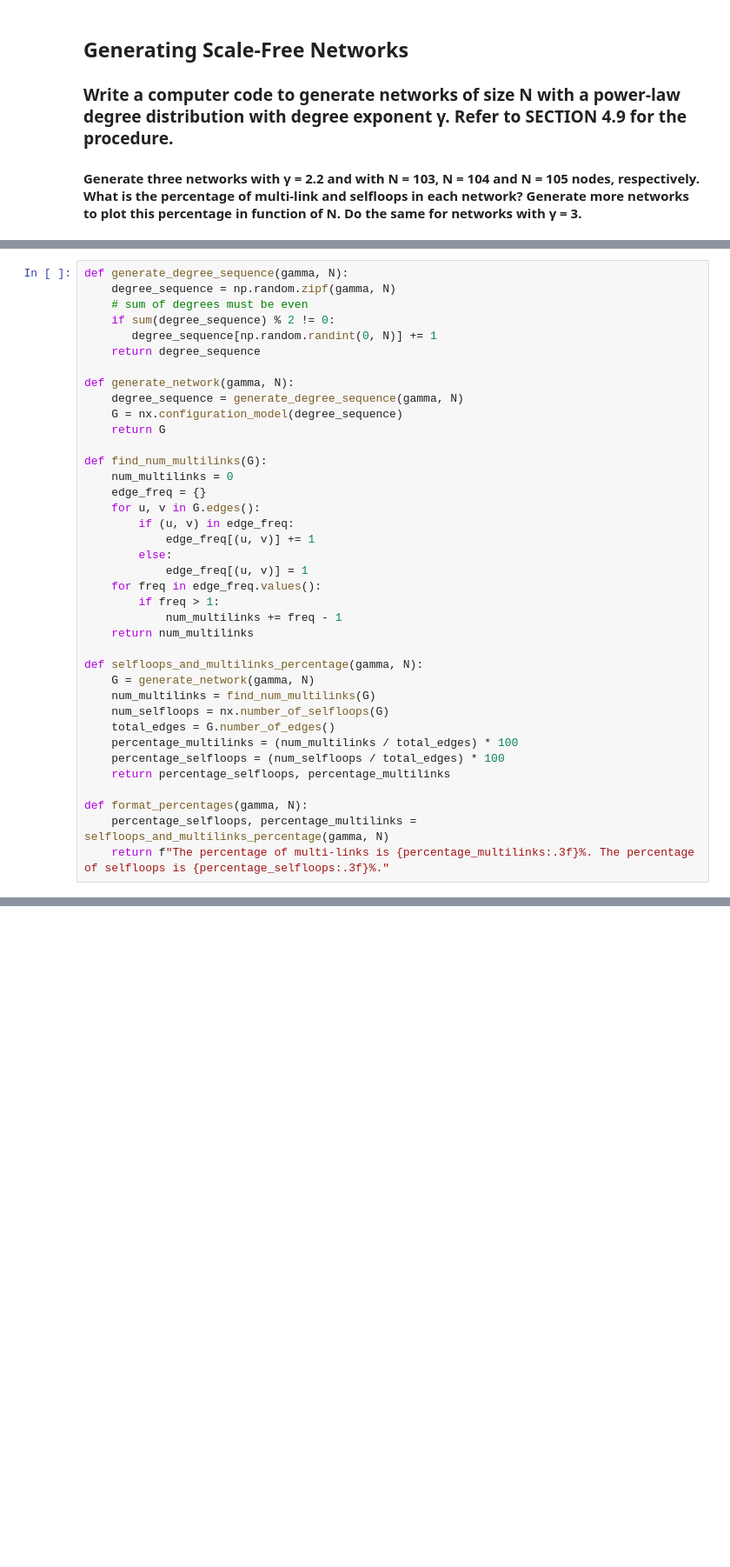
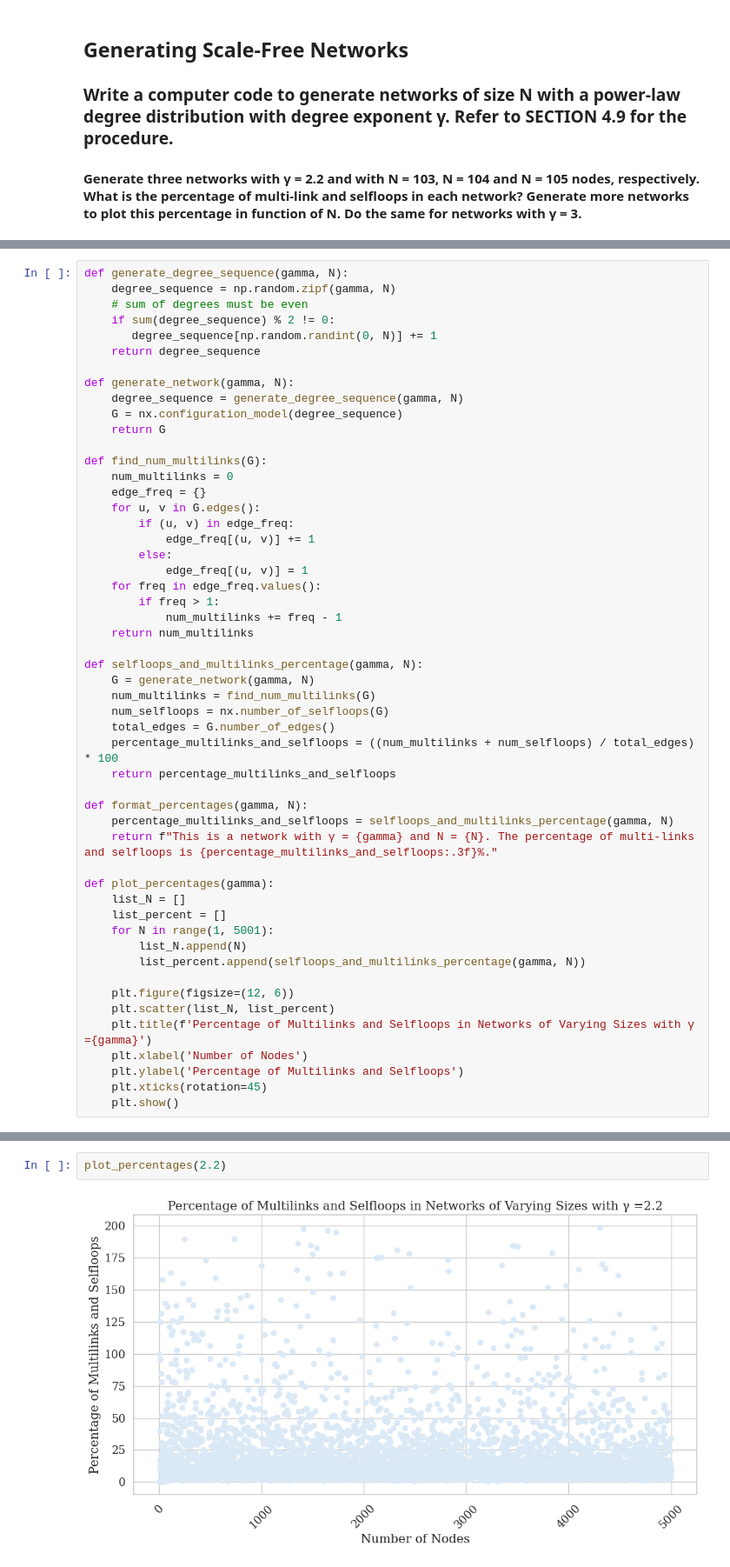
Before and after one commit to ibringfaith/network-science-book-homework, a Jupyter notebook: chapter-four/question_three.ipynb, the cells around one changed output, grey strips where cells are left out. Shown at 87% size. Cells and saved outputs as stored; diff of their text form; blank space fills up the shorter version.

Commit message:
Plot the percentage in function of N

```diff
--- a/chapter-four/question_three.ipynb
+++ b/chapter-four/question_three.ipynb
@@ -39,13 +40,27 @@ def selfloops_and_multilinks_percentage(gamma, N):
     num_multilinks = find_num_multilinks(G)
     num_selfloops = nx.number_of_selfloops(G)
     total_edges = G.number_of_edges()
-    percentage_multilinks = (num_multilinks / total_edges) * 100
-    percentage_selfloops = (num_selfloops / total_edges) * 100
-    return percentage_selfloops, percentage_multilinks
+    percentage_multilinks_and_selfloops = ((num_multilinks + num_selfloops) / total_edges) * 100
+    return percentage_multilinks_and_selfloops
 
 def format_percentages(gamma, N):
-    percentage_selfloops, percentage_multilinks = selfloops_and_multilinks_percentage(gamma, N)
-    return f"The percentage of multi-links is {percentage_multilinks:.3f}%. The percentage of selfloops is {percentage_selfloops:.3f}%."
+    percentage_multilinks_and_selfloops = selfloops_and_multilinks_percentage(gamma, N)
+    return f"This is a network with γ = {gamma} and N = {N}. The percentage of multi-links and selfloops is {percentage_multilinks_and_selfloops:.3f}%."
+
+def plot_percentages(gamma):
+    list_N = []
+    list_percent = []
+    for N in range(1, 5001):
+        list_N.append(N)
+        list_percent.append(selfloops_and_multilinks_percentage(gamma, N))
+
+    plt.figure(figsize=(12, 6))
+    plt.scatter(list_N, list_percent)
+    plt.title(f'Percentage of Multilinks and Selfloops in Networks of Varying Sizes with γ ={gamma}')
+    plt.xlabel('Number of Nodes')
+    plt.ylabel('Percentage of Multilinks and Selfloops')
+    plt.xticks(rotation=45)
+    plt.show()
 # %%
 gamma = 2.2
 for N in range(103, 106):
@@ -56,0 +72,4 @@ The percentage of multi-links is 33.000%. The percentage of selfloops is 14.000%
+# %%
+plot_percentages(2.2)
+# %% [output]
+[figure, added]
```
Also changed, not shown: parts of 3 cells of this notebook.
